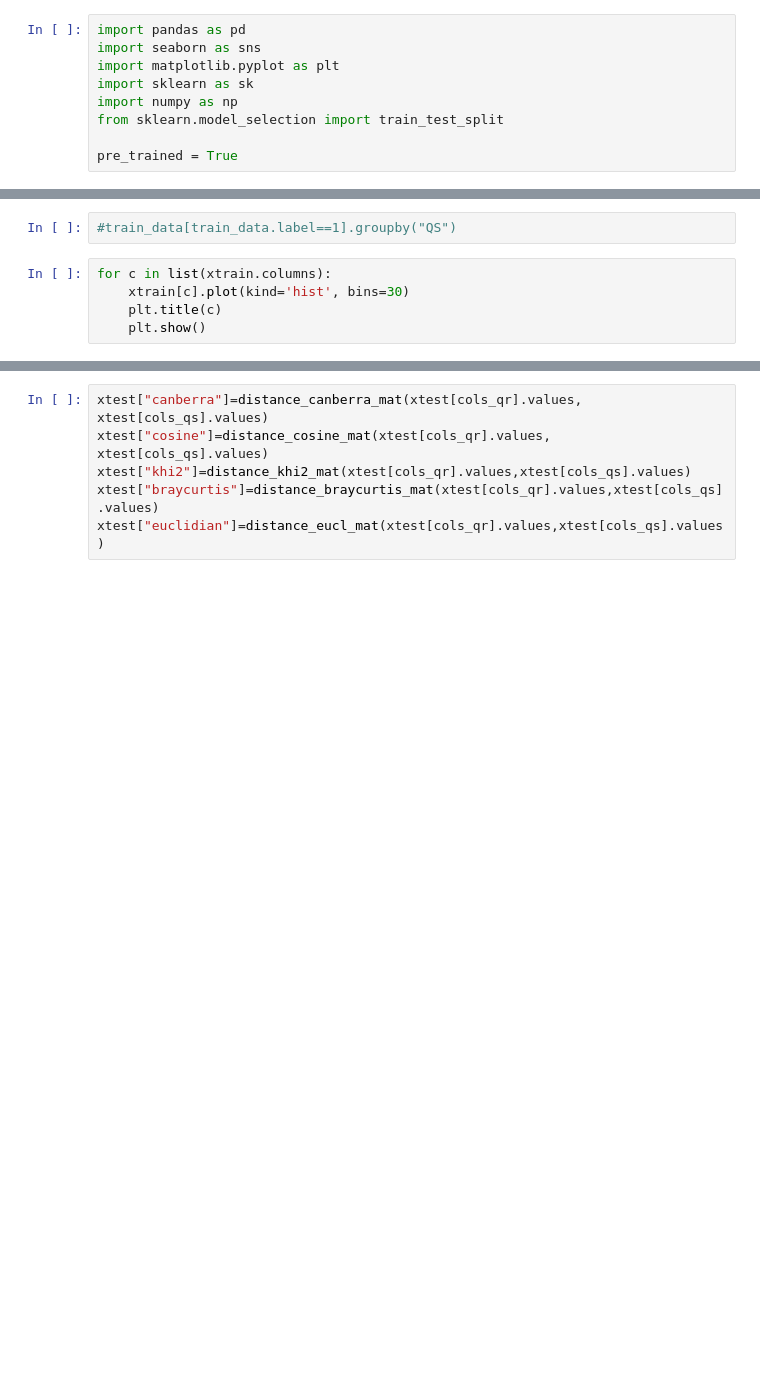
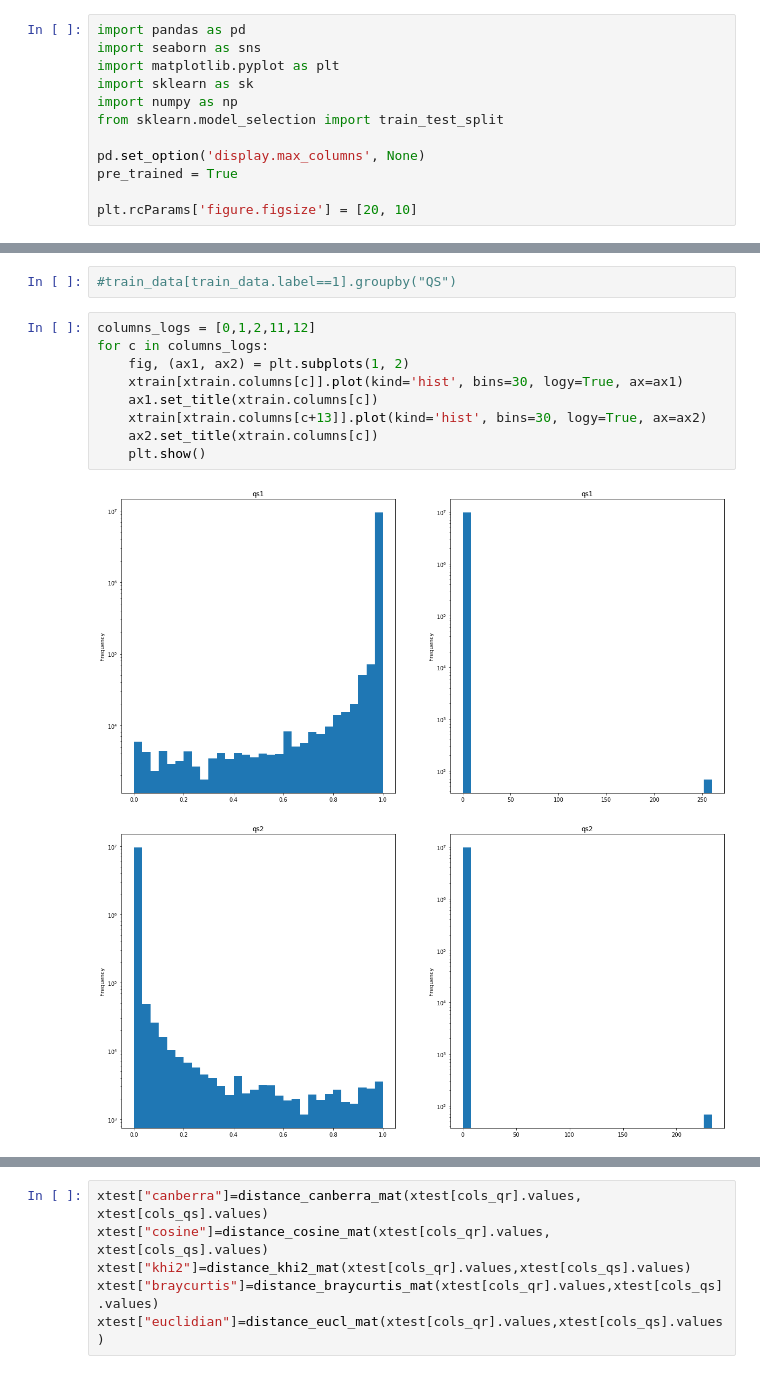
Before and after one commit to Martinez-TAD/MDI343_Challenge, a Jupyter notebook: FeatureAnalysis.ipynb, the cells around one changed output, grey strips where cells are left out. Cells and saved outputs as stored; diff of their text form; blank space fills up the shorter version.

```diff
--- a/FeatureAnalysis.ipynb
+++ b/FeatureAnalysis.ipynb
@@ -6,4 +6,7 @@ import sklearn as sk
 import numpy as np
 from sklearn.model_selection import train_test_split
 
+pd.set_option('display.max_columns', None)
 pre_trained = True
+
+plt.rcParams['figure.figsize'] = [20, 10]
@@ -104,7 +83,14 @@ train_data.head(10)
 # %%
 #train_data[train_data.label==1].groupby("QS")
-# %%
-for c in list(xtrain.columns):
-    xtrain[c].plot(kind='hist', bins=30)
-    plt.title(c)
-    plt.show()
+# %%
+columns_logs = [0,1,2,11,12]
+for c in columns_logs:
+    fig, (ax1, ax2) = plt.subplots(1, 2)
+    xtrain[xtrain.columns[c]].plot(kind='hist', bins=30, logy=True, ax=ax1)
+    ax1.set_title(xtrain.columns[c])
+    xtrain[xtrain.columns[c+13]].plot(kind='hist', bins=30, logy=True, ax=ax2)
+    ax2.set_title(xtrain.columns[c])
+    plt.show()
+# %% [output]
+[figure, added]
+[figure, added]
```
Also changed, not shown: parts of 51 cells of this notebook.
